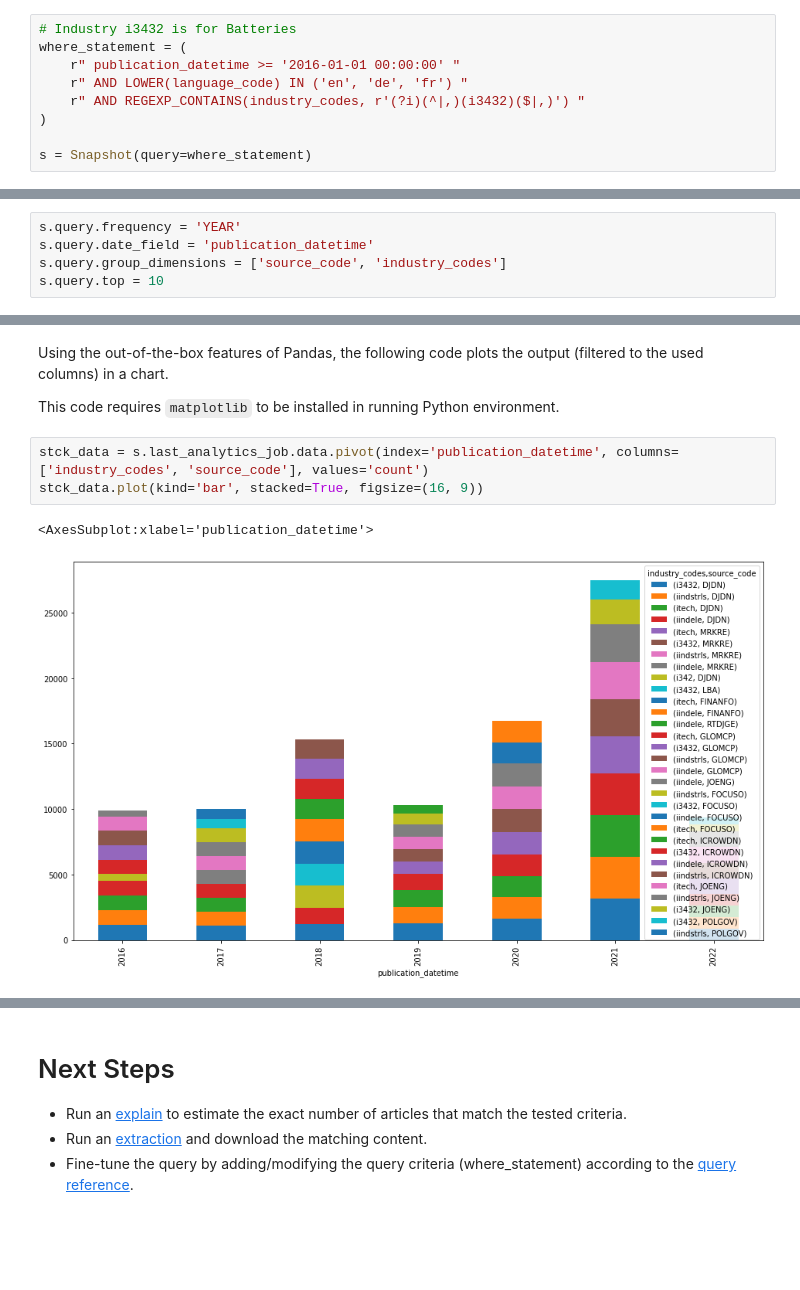
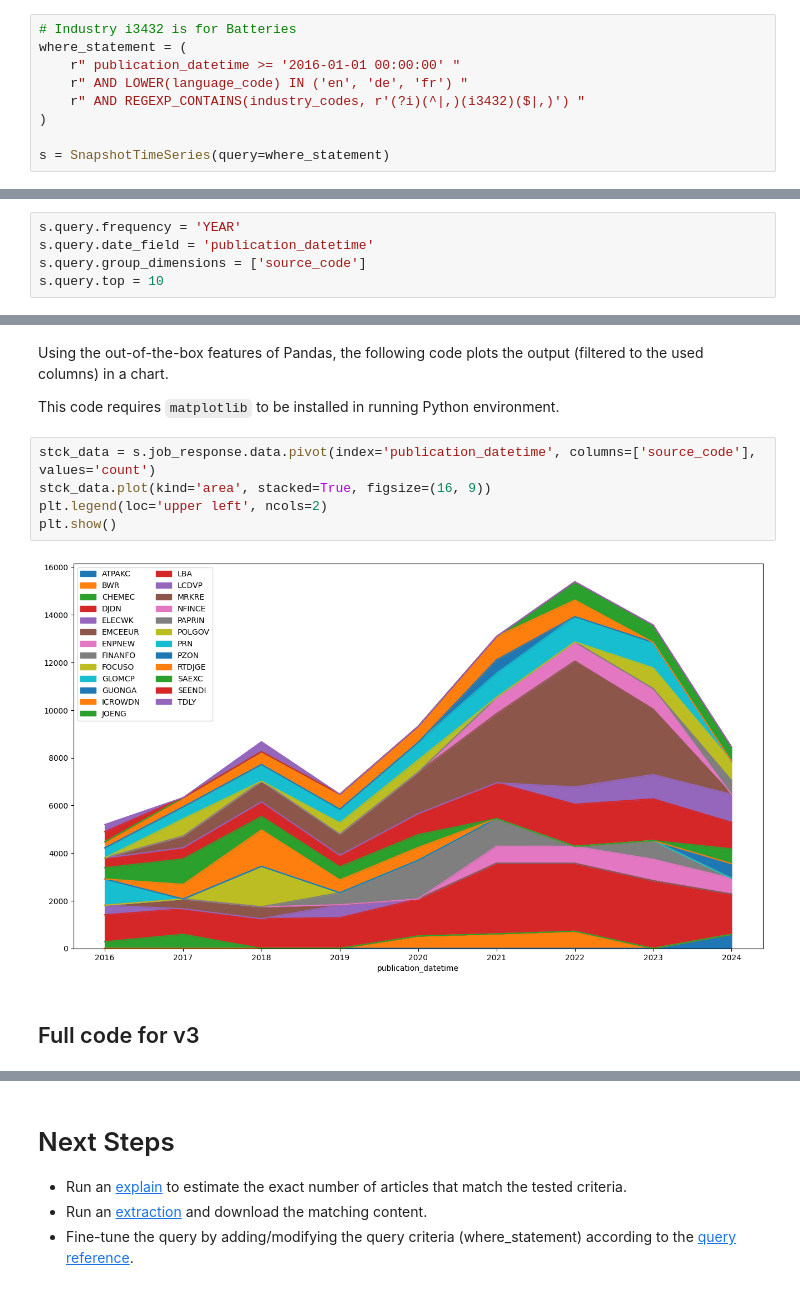
Before and after one commit to dowjones/factiva-sample-notebooks, a Jupyter notebook: 1.5_snapshot_analytics.ipynb, the cells around one changed output, grey strips where cells are left out. Saved outputs shown, nothing was run; the diff lists cells and outputs as text; blank space fills up the shorter version.

```diff
--- a/1.5_snapshot_analytics.ipynb
+++ b/1.5_snapshot_analytics.ipynb
@@ -32,7 +36,7 @@ where_statement = (
     r" AND REGEXP_CONTAINS(industry_codes, r'(?i)(^|,)(i3432)($|,)') "
 )
 
-s = Snapshot(query=where_statement)
+s = SnapshotTimeSeries(query=where_statement)
 # %% [markdown]
 ## Analytics Query Options
 
@@ -69,7 +73,7 @@ In the case of analytics, the query uses more parameters to group and summarise
 # %%
 s.query.frequency = 'YEAR'
 s.query.date_field = 'publication_datetime'
-s.query.group_dimensions = ['source_code', 'industry_codes']
+s.query.group_dimensions = ['source_code']
 s.query.top = 10
 # %% [markdown]
 ## Running the Analytics Operation
@@ -109,8 +113,11 @@ Using the out-of-the-box features of Pandas, the following code plots the output
 
 This code requires `matplotlib` to be installed in running Python environment.
 # %%
-stck_data = s.last_analytics_job.data.pivot(index='publication_datetime', columns=['industry_codes', 'source_code'], values='count')
-stck_data.plot(kind='bar', stacked=True, figsize=(16, 9))
+stck_data = s.job_response.data.pivot(index='publication_datetime', columns=['source_code'], values='count')
+stck_data.plot(kind='area', stacked=True, figsize=(16, 9))
+plt.legend(loc='upper left', ncols=2)
+plt.show()
 # %% [output]
-<AxesSubplot:xlabel='publication_datetime'>
-[figure, old version]
+[figure, new version]
+# %% [markdown]
+## Full code for v3
```
Also changed, not shown: parts of 6 cells of this notebook.
